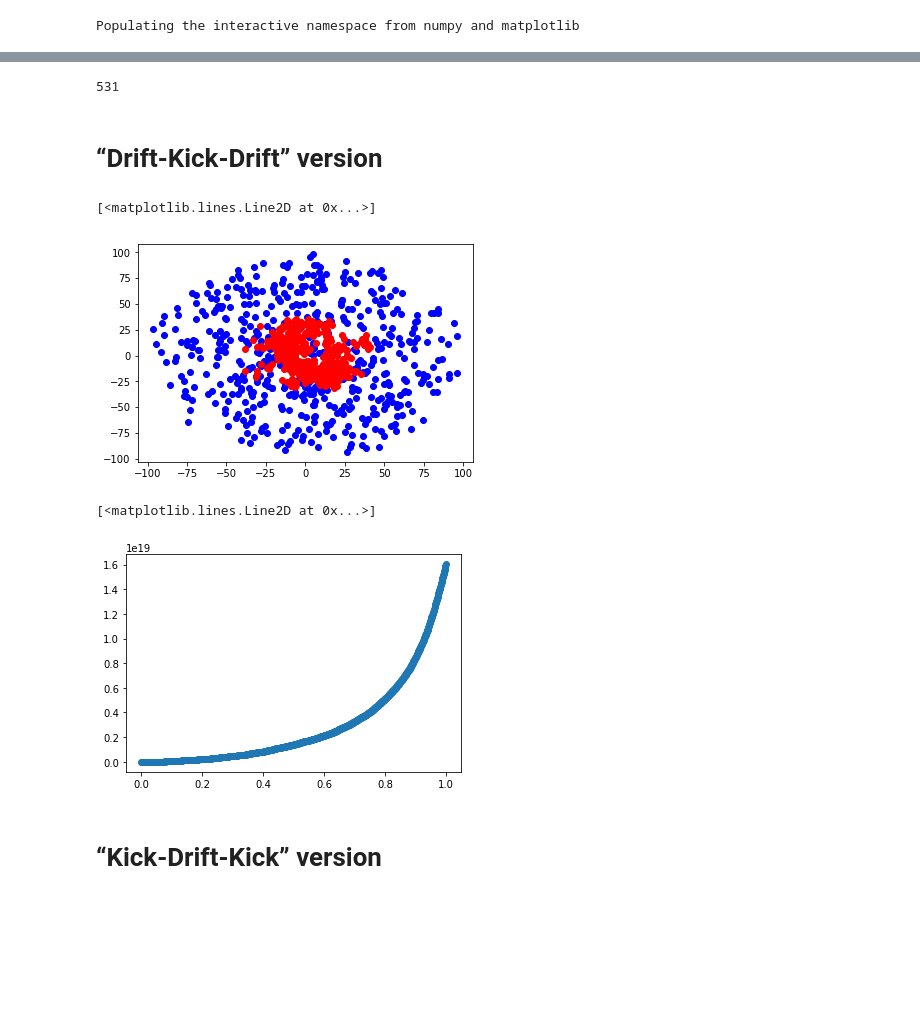
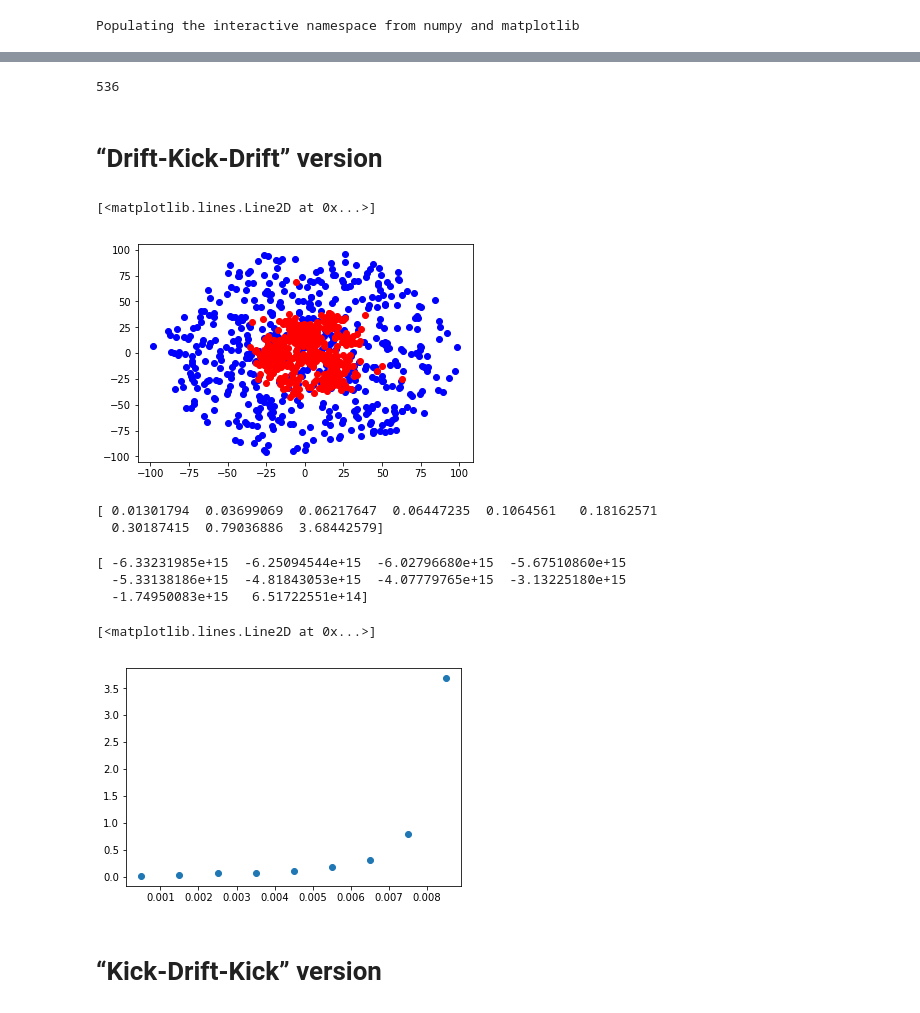
Before and after one commit to ornemarioni/metodos_numericos, a Jupyter notebook: leapfrog.ipynb, the cells around one changed output, grey strips where cells are left out. Saved outputs shown, nothing was run; the diff lists cells and outputs as text; code cells hidden in the pictures; blank space fills up the shorter version.

```diff
--- a/leapfrog.ipynb
+++ b/leapfrog.ipynb
@@ -48,6 +48,6 @@ plt.ylim(-150,150)
 # %%
-m = np.ones(531)*5e11
-m = m/531
+m = np.ones(len(x))*5e11
+m = m/len(m)
 print len(m)
 # %% [output]
-531
+536
@@ -73,7 +75,7 @@ acel = ac.aceleraciones(eps,pos[:,0],pos[:,1],pos[:,2],m)
 # %%
 import LF
 dt = 0.0001
-nit = 10000
+nit = 100000
 
 posf,velf,acf = LF.DKD(eps,dt,nit,m,pos,vel,acel)
 # %%
@@ -81,7 +83,7 @@ plt.plot(x,y,'o',color='b')
 plt.plot(posf[:,0],posf[:,1],'o',color='r')
 # %% [output]
 [<matplotlib.lines.Line2D at 0x...>]
-[figure, old version]
+[figure, new version]
 # %%
 import energia_potencial as ep
 
@@ -91,11 +93,12 @@ Ki = 0.5*m*(vx**2 + vy**2 + vz**2)
 Ei = Ki - Ui
 # %%
 import energia_potencial as ep
-nit = 10000
+
 eps=0.5
 Ef = np.zeros(nit/10)
 # path = '/home/users/valeria/metodos_numericos/_data/DKD/'
-path = '/home/ornela/metodos_numericos/_data/DKD'
+# path = '/home/ornela/metodos_numericos/_data/DKD'
+path = '/home/omarioni/metodos_numericos/_data/DKD/'
 k=0
 for i in np.arange(0,nit,10):
     posf = np.loadtxt(path+'posiciones'+str('%s'%i)+'.dat')
@@ -105,23 +108,32 @@ for i in np.arange(0,nit,10):
     Kf = 0.5*m*(velf[:,0]**2 + velf[:,1]**2 + velf[:,2]**2)
 
     Uf = np.sum(Uf, axis=0)
-    E = Kf - Uf
+    E = Kf - 0.5*Uf
     Ef[k] = np.sum(E)
     k += 1
 # %%
-# dE = np.zeros(len(Ef)-1)
+dE = np.zeros(len(Ef)-1)
 
-# for i in np.arange(len(Ef)-1):
-#     dE[i] = (Ef[i+1] - Ef[i])/abs(Ef[i+1])
+for i in np.arange(len(Ef)-1):
+    dE[i] = (Ef[i+1] - Ef[i])/abs(Ef[i+1])
 
-#print dE
+print dE
 dt = 0.0001
-time = dt*np.arange(0,nit,10)
+time = dt*np.arange(5,nit-5,10)
+# %% [output]
+[ 0.01301794  0.03699069  0.06217647  0.06447235  0.1064561   0.18162571
+  0.30187415  0.79036886  3.68442579]
+# %%
+print Ef
+# %% [output]
+[ -6.33231985e+15  -6.25094544e+15  -6.02796680e+15  -5.67510860e+15
+  -5.33138186e+15  -4.81843053e+15  -4.07779765e+15  -3.13225180e+15
+  -1.74950083e+15   6.51722551e+14]
 # %%
-plt.plot(time,Ef,'o')
+plt.plot(time,dE,'o')
 # %% [output]
 [<matplotlib.lines.Line2D at 0x...>]
-[figure, old version]
+[figure, new version]
 # %% [markdown]
 # “Kick-Drift-Kick” version
 # %%
```
Also changed, not shown: parts of 2 cells of this notebook, 2 other files.
